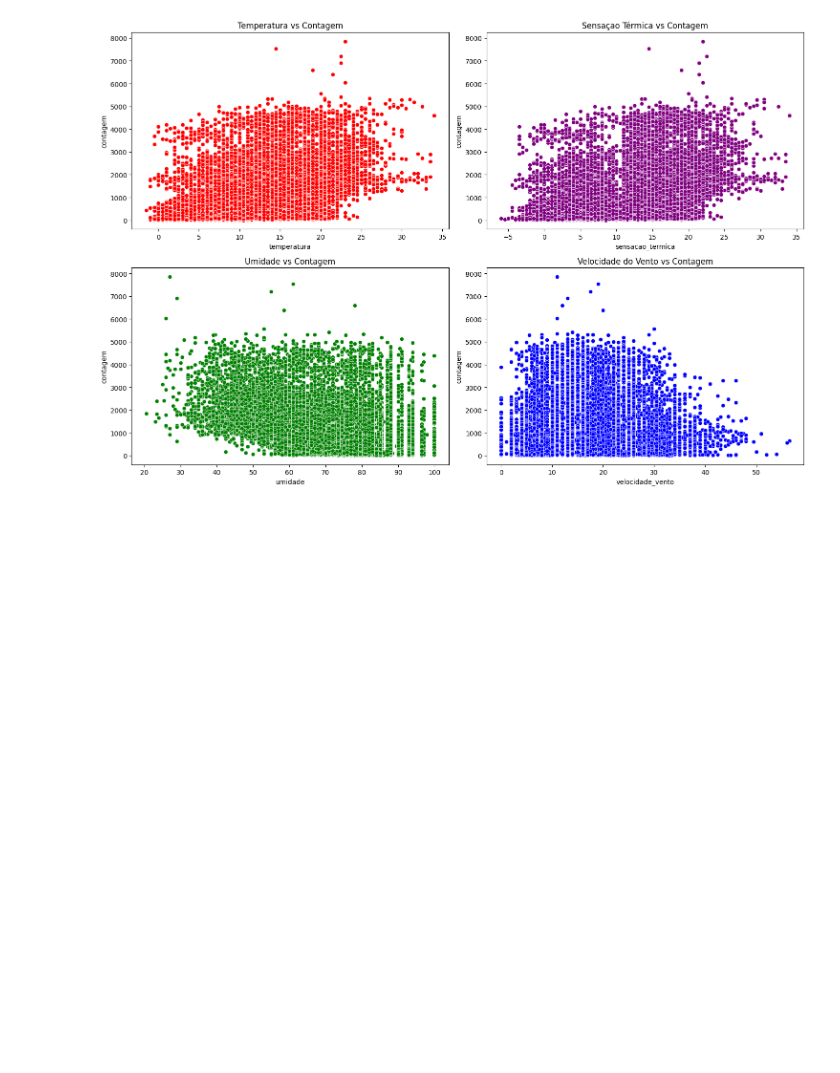
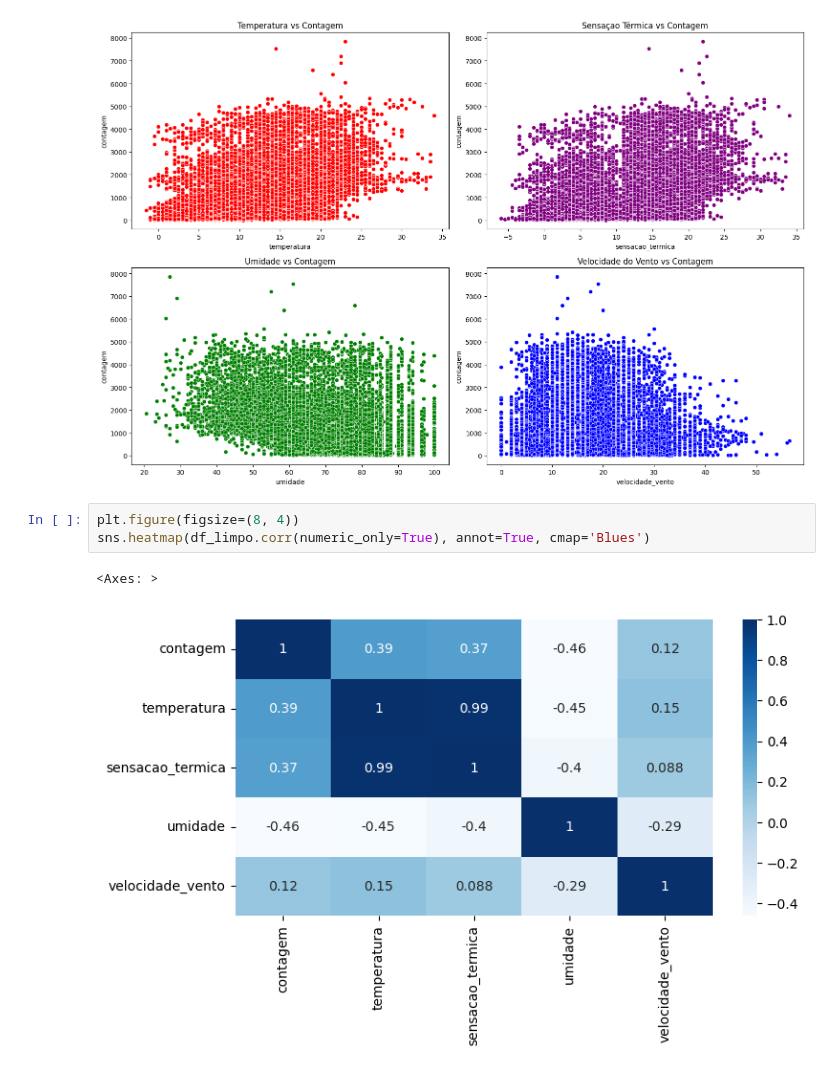
Before and after one commit to juliogazoli/alura-data-science-python-analisando-e-prevendo-series-temporais, a Jupyter notebook: atividades.ipynb, the cells around one changed output. Cells and saved outputs as stored; diff of their text form; blank space fills up the shorter version.

```diff
--- a/atividades.ipynb
+++ b/atividades.ipynb
@@ -154,3 +154,9 @@ plt.tight_layout()
 plt.show()
 # %% [output]
 [figure]
+# %%
+plt.figure(figsize=(8, 4))
+sns.heatmap(df_limpo.corr(numeric_only=True), annot=True, cmap='Blues')
+# %% [output]
+<Axes: >
+[figure, added]
```
